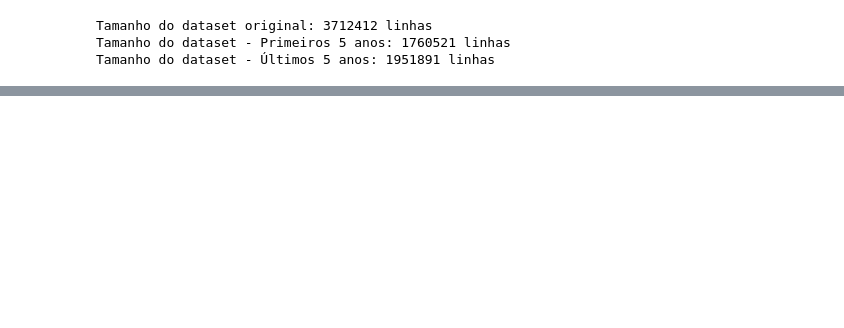
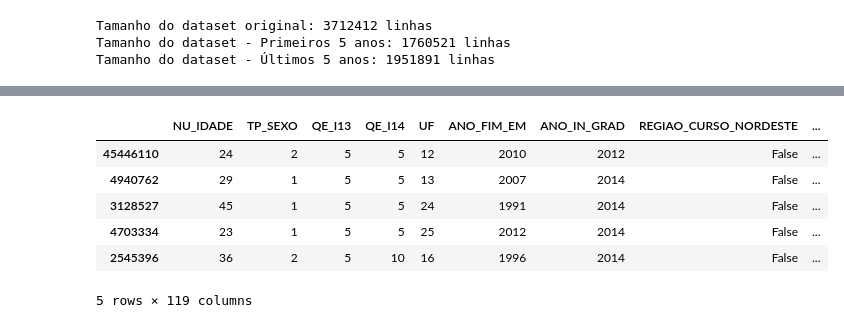
Before and after one commit to joaomatosunit/projeto_final_pos, a Jupyter notebook: notebooks/modelo_preditivo_machine_learning.ipynb, the cells around one changed output, grey strips where cells are left out. Cells and saved outputs as stored; diff of their text form; code cells hidden in the pictures; blank space fills up the shorter version.

```diff
--- a/notebooks/modelo_preditivo_machine_learning.ipynb
+++ b/notebooks/modelo_preditivo_machine_learning.ipynb
@@ -239,9 +230,10 @@ X = df_limpo.drop(columns=['NT_GER', 'classificacao_desempenho'])
 # selecionamos apenas algumas colunas preditoras principais para nossa divisão simplificada
 colunas_selecionadas = ['NU_IDADE', 'TP_SEXO', 'REGIAO_CURSO', 'CATEGAD',
                         'GRUPO', 'ORGANIZACAO', 'QE_I13', 'QE_I14',
-                        'UF']
+                        'UF', 'ANO_FIM_EM', 'ANO_IN_GRAD']
 X_filtrado = X[colunas_selecionadas]
 
+# Aplica One-Hot Encoding nas variávis selecionadas
 X_encoded = pd.get_dummies(X_filtrado, drop_first=True)
 
 # 3. Divisão em Treino e Teste
@@ -266,0 +330,10 @@ Formato dos dados de Treino prontos para os modelos: (1363541, 117)
+# %%
+X_train_balanced.head()
+# %% [output]
+|  | NU_IDADE | TP_SEXO | QE_I13 | QE_I14 | UF | ANO_FIM_EM | ANO_IN_GRAD | REGIAO_CURSO_NORDESTE | ... |
+| 45446110 | 24 | 2 | 5 | 5 | 12 | 2010 | 2012 | False | ... |
+| 4940762 | 29 | 1 | 5 | 5 | 13 | 2007 | 2014 | False | ... |
+| 3128527 | 45 | 1 | 5 | 5 | 24 | 1991 | 2014 | False | ... |
+| 4703334 | 23 | 1 | 5 | 5 | 25 | 2012 | 2014 | False | ... |
+| 2545396 | 36 | 2 | 5 | 10 | 16 | 1996 | 2014 | False | ... |
+5 rows × 119 columns
```
Also changed, not shown: parts of 23 cells of this notebook.
